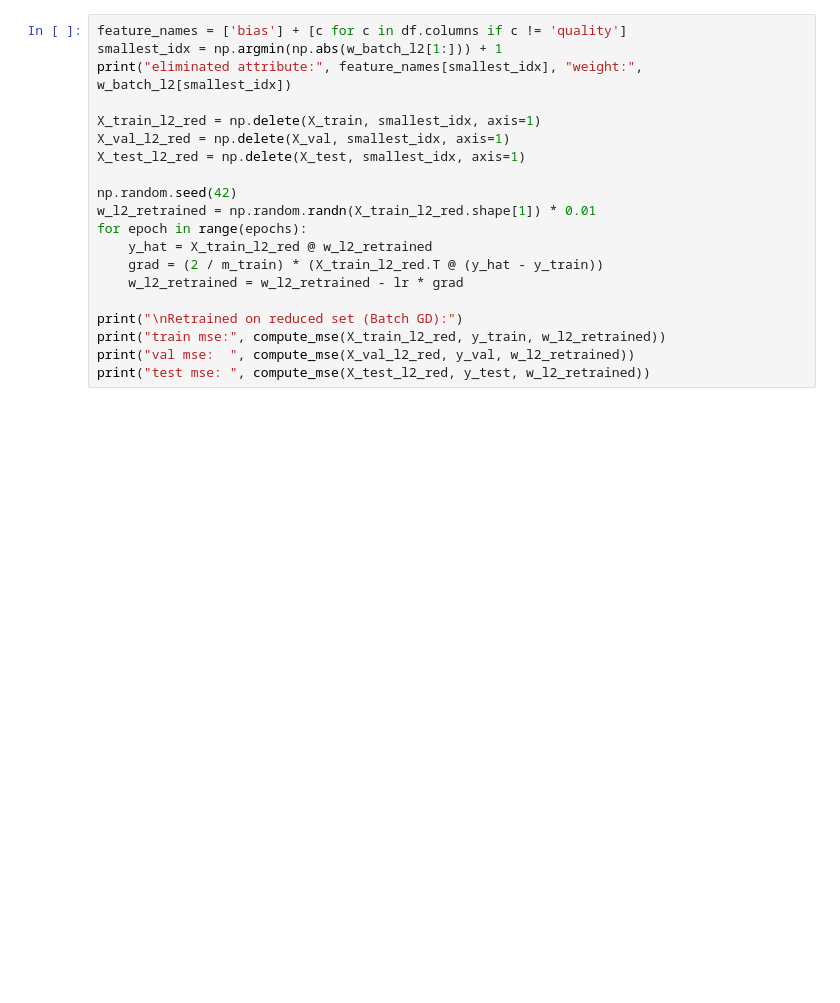
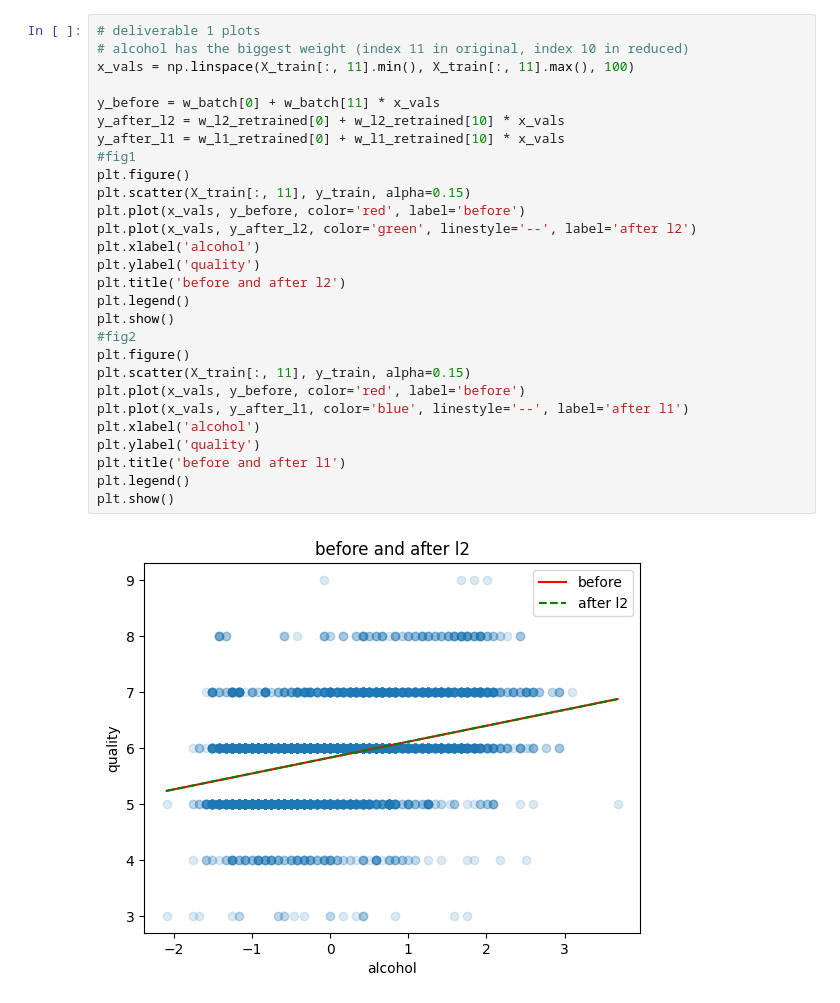
Before and after one commit to aidenward6/ml-a-1, a Jupyter notebook: all-the-code.ipynb, the cells around one changed output. Drawn from its saved outputs; the diff is of its cells as text; blank space fills up the shorter version.

```diff
--- a/all-the-code.ipynb
+++ b/all-the-code.ipynb
@@ -232,20 +359,30 @@ print("test mse: ", compute_mse(X_test, y_test, w_mini_l2))
-# %%
-feature_names = ['bias'] + [c for c in df.columns if c != 'quality']
-smallest_idx = np.argmin(np.abs(w_batch_l2[1:])) + 1
-print("eliminated attribute:", feature_names[smallest_idx], "weight:", w_batch_l2[smallest_idx])
-
-X_train_l2_red = np.delete(X_train, smallest_idx, axis=1)
-X_val_l2_red = np.delete(X_val, smallest_idx, axis=1)
-X_test_l2_red = np.delete(X_test, smallest_idx, axis=1)
-
-np.random.seed(42)
-w_l2_retrained = np.random.randn(X_train_l2_red.shape[1]) * 0.01
-for epoch in range(epochs):
-    y_hat = X_train_l2_red @ w_l2_retrained
-    grad = (2 / m_train) * (X_train_l2_red.T @ (y_hat - y_train))
-    w_l2_retrained = w_l2_retrained - lr * grad
-
-print("\nRetrained on reduced set (Batch GD):")
-print("train mse:", compute_mse(X_train_l2_red, y_train, w_l2_retrained))
-print("val mse:  ", compute_mse(X_val_l2_red, y_val, w_l2_retrained))
-print("test mse: ", compute_mse(X_test_l2_red, y_test, w_l2_retrained))
+# %%
+# deliverable 1 plots
+# alcohol has the biggest weight (index 11 in original, index 10 in reduced)
+x_vals = np.linspace(X_train[:, 11].min(), X_train[:, 11].max(), 100)
+
+y_before = w_batch[0] + w_batch[11] * x_vals
+y_after_l2 = w_l2_retrained[0] + w_l2_retrained[10] * x_vals
+y_after_l1 = w_l1_retrained[0] + w_l1_retrained[10] * x_vals
+#fig1
+plt.figure()
+plt.scatter(X_train[:, 11], y_train, alpha=0.15)
+plt.plot(x_vals, y_before, color='red', label='before')
+plt.plot(x_vals, y_after_l2, color='green', linestyle='--', label='after l2')
+plt.xlabel('alcohol')
+plt.ylabel('quality')
+plt.title('before and after l2')
+plt.legend()
+plt.show()
+#fig2
+plt.figure()
+plt.scatter(X_train[:, 11], y_train, alpha=0.15)
+plt.plot(x_vals, y_before, color='red', label='before')
+plt.plot(x_vals, y_after_l1, color='blue', linestyle='--', label='after l1')
+plt.xlabel('alcohol')
+plt.ylabel('quality')
+plt.title('before and after l1')
+plt.legend()
+plt.show()
+# %% [output]
+[figure, added]
```
Also changed, not shown: parts of 14 cells of this notebook.
